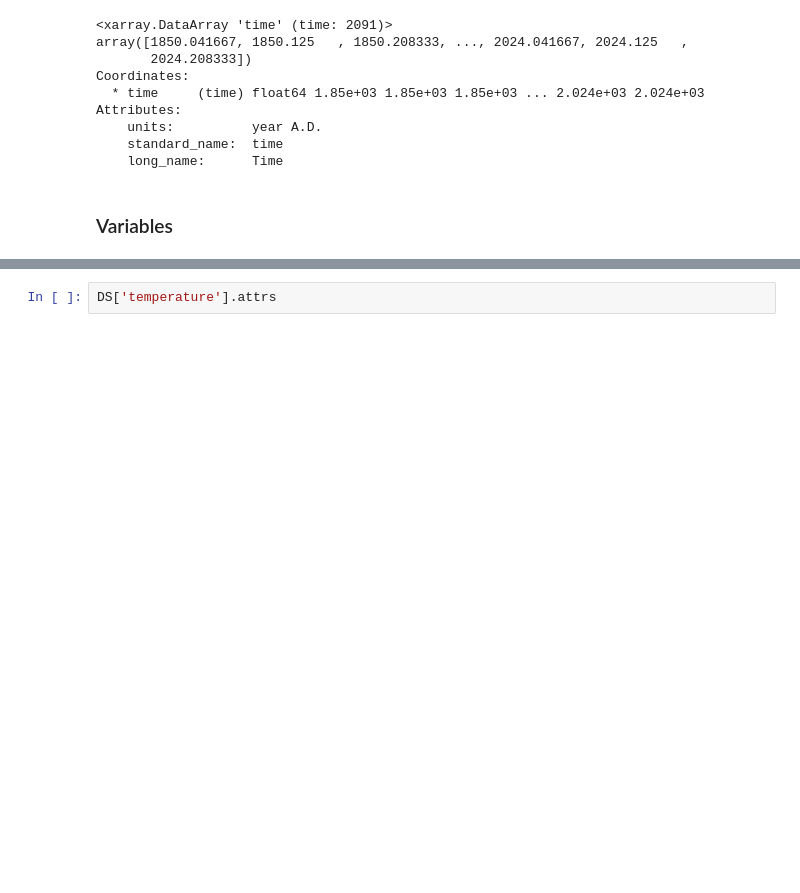
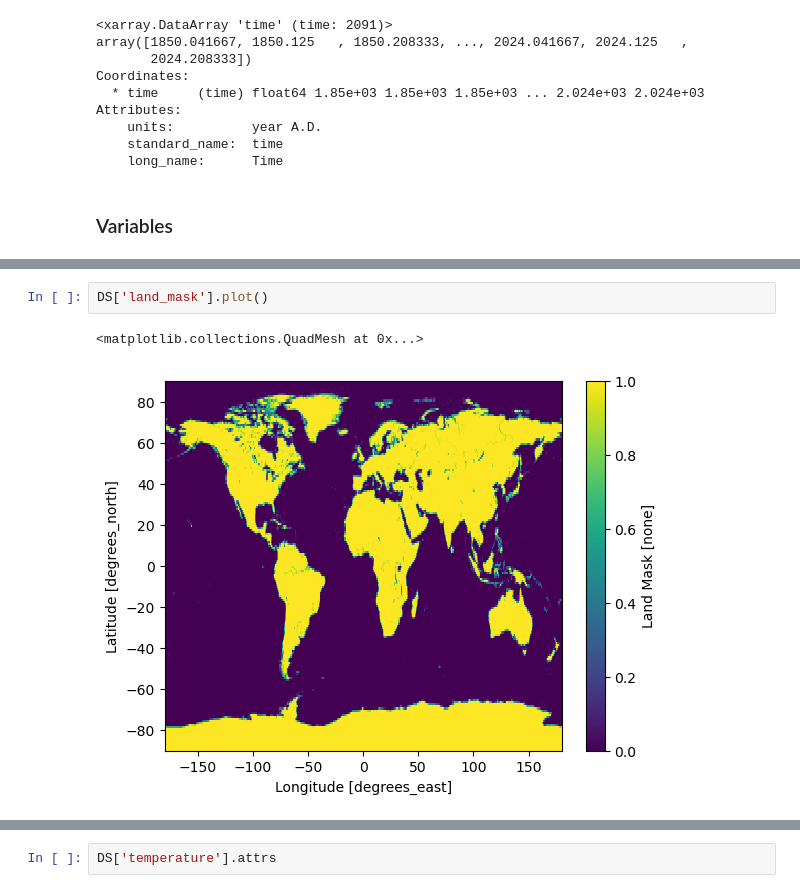
Before and after one commit to walipalmer/CFR-2024, a Jupyter notebook: module_climate/03_data-in-3D_answers.ipynb, the cells around one changed output, grey strips where cells are left out. Cells and saved outputs as stored; diff of their text form; blank space fills up the shorter version.

```diff
--- a/module_climate/03_data-in-3D_answers.ipynb
+++ b/module_climate/03_data-in-3D_answers.ipynb
@@ -187,0 +361,5 @@ Attributes:
+# %%
+DS['land_mask'].plot()
+# %% [output]
+<matplotlib.collections.QuadMesh at 0x...>
+[figure, added]
```
Also changed, not shown: parts of 26 cells of this notebook.
